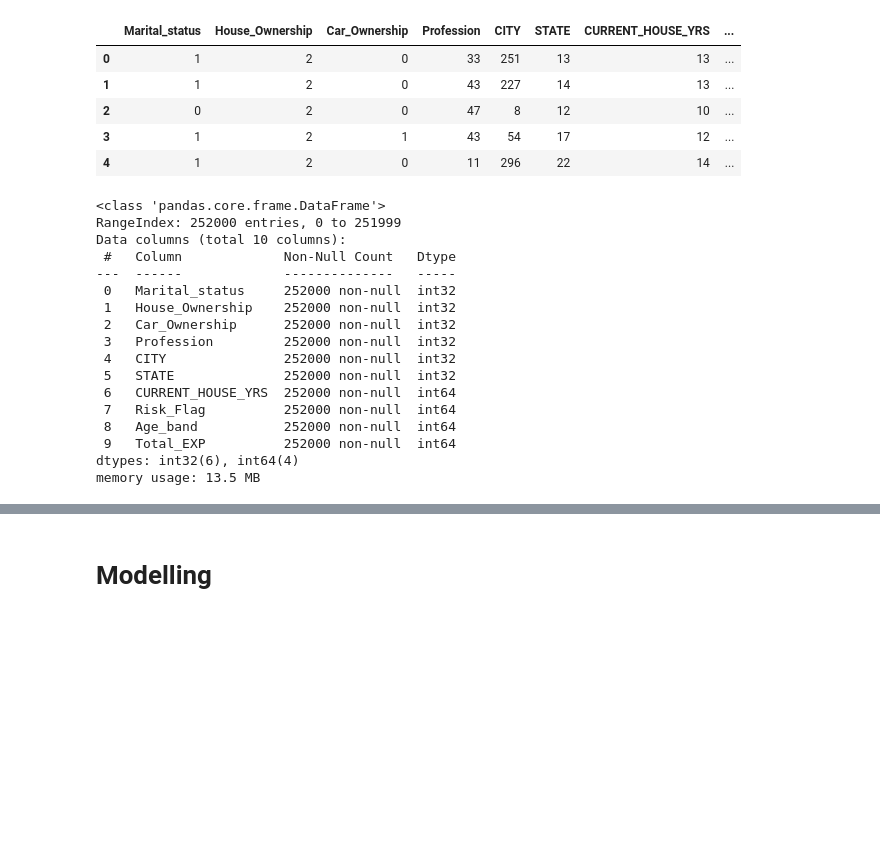
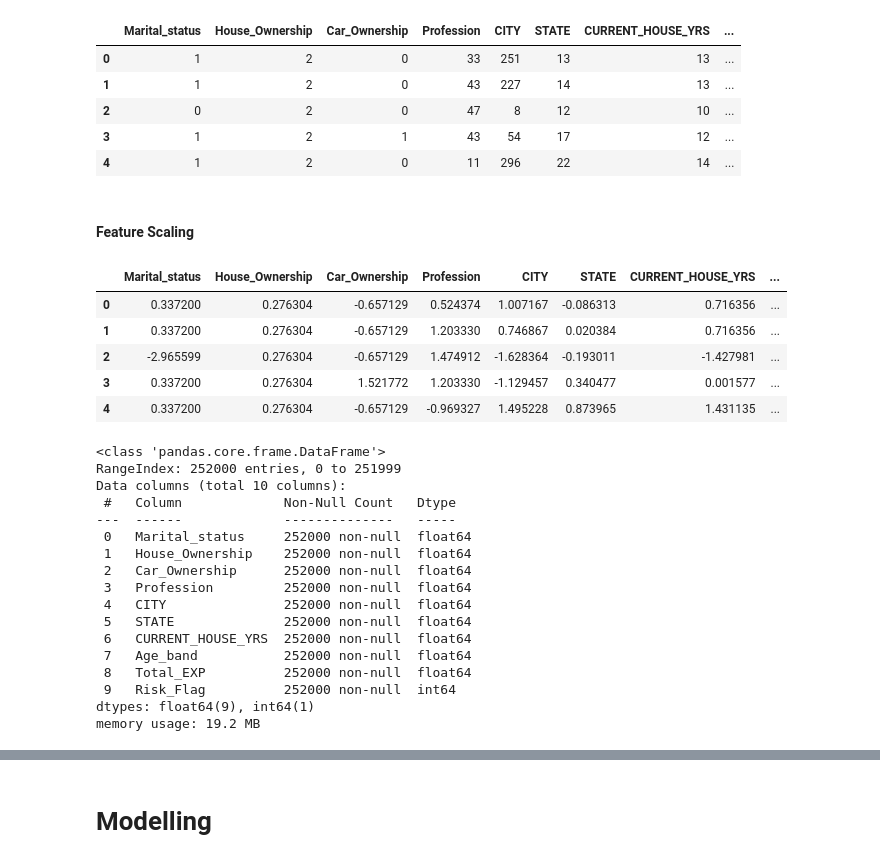
Before and after one commit to Venura-94/End-to-End-Loan-Default-Risk-Model, a Jupyter notebook: research/Experiments.ipynb, the cells around one changed output, grey strips where cells are left out. Saved outputs shown, nothing was run; the diff lists cells and outputs as text; code cells hidden in the pictures; blank space fills up the shorter version.

```diff
--- a/research/Experiments.ipynb
+++ b/research/Experiments.ipynb
@@ -480,4 +480,33 @@ loan.head()
 | 2 | 0 | 2 | 0 | 47 | 8 | 12 | 10 | ... |
 | 3 | 1 | 2 | 1 | 43 | 54 | 17 | 12 | ... |
 | 4 | 1 | 2 | 0 | 11 | 296 | 22 | 14 | ... |
+# %% [markdown]
+#### Feature Scaling
+# %%
+from sklearn.preprocessing import StandardScaler
+
+# Extract columns to be scaled
+columns_to_scale = loan.columns[loan.columns != 'Risk_Flag']
+
+# Initialize StandardScaler
+scaler = StandardScaler()
+
+# Fit scaler to the selected columns and transform them
+loan_scaled = scaler.fit_transform(loan[columns_to_scale])
+
+# Convert the scaled features array back to a DataFrame
+loan_scaled_df = pd.DataFrame(loan_scaled, columns=columns_to_scale)
+
+# Concatenate with the 'Risk_Flag' column
+loan_scaled_df['Risk_Flag'] = loan['Risk_Flag']
+
+# Display the head of the scaled DataFrame
+loan_scaled_df.head()
+# %% [output]
+|  | Marital_status | House_Ownership | Car_Ownership | Profession | CITY | STATE | CURRENT_HOUSE_YRS | ... |
+| 0 | 0.337200 | 0.276304 | -0.657129 | 0.524374 | 1.007167 | -0.086313 | 0.716356 | ... |
+| 1 | 0.337200 | 0.276304 | -0.657129 | 1.203330 | 0.746867 | 0.020384 | 0.716356 | ... |
+| 2 | -2.965599 | 0.276304 | -0.657129 | 1.474912 | -1.628364 | -0.193011 | -1.427981 | ... |
+| 3 | 0.337200 | 0.276304 | 1.521772 | 1.203330 | -1.129457 | 0.340477 | 0.001577 | ... |
+| 4 | 0.337200 | 0.276304 | -0.657129 | -0.969327 | 1.495228 | 0.873965 | 1.431135 | ... |
 # %%
@@ -485,21 +514,21 @@ loan.to_csv('transformed.csv',index=False)
 # %%
-loan.info()
+loan_scaled_df.info()
 # %% [output]
 <class 'pandas.core.frame.DataFrame'>
 RangeIndex: 252000 entries, 0 to 251999
 Data columns (total 10 columns):
  #   Column             Non-Null Count   Dtype
 ---  ------             --------------   -----
- 0   Marital_status     252000 non-null  int32
- 1   House_Ownership    252000 non-null  int32
- 2   Car_Ownership      252000 non-null  int32
- 3   Profession         252000 non-null  int32
- 4   CITY               252000 non-null  int32
- 5   STATE              252000 non-null  int32
- 6   CURRENT_HOUSE_YRS  252000 non-null  int64
- 7   Risk_Flag          252000 non-null  int64
- 8   Age_band           252000 non-null  int64
- 9   Total_EXP          252000 non-null  int64
-dtypes: int32(6), int64(4)
-memory usage: 13.5 MB
+ 0   Marital_status     252000 non-null  float64
+ 1   House_Ownership    252000 non-null  float64
+ 2   Car_Ownership      252000 non-null  float64
+ 3   Profession         252000 non-null  float64
+ 4   CITY               252000 non-null  float64
+ 5   STATE              252000 non-null  float64
+ 6   CURRENT_HOUSE_YRS  252000 non-null  float64
+ 7   Age_band           252000 non-null  float64
+ 8   Total_EXP          252000 non-null  float64
+ 9   Risk_Flag          252000 non-null  int64
+dtypes: float64(9), int64(1)
+memory usage: 19.2 MB
 # %%
```
Also changed, not shown: parts of 38 cells of this notebook, 1 other file.
